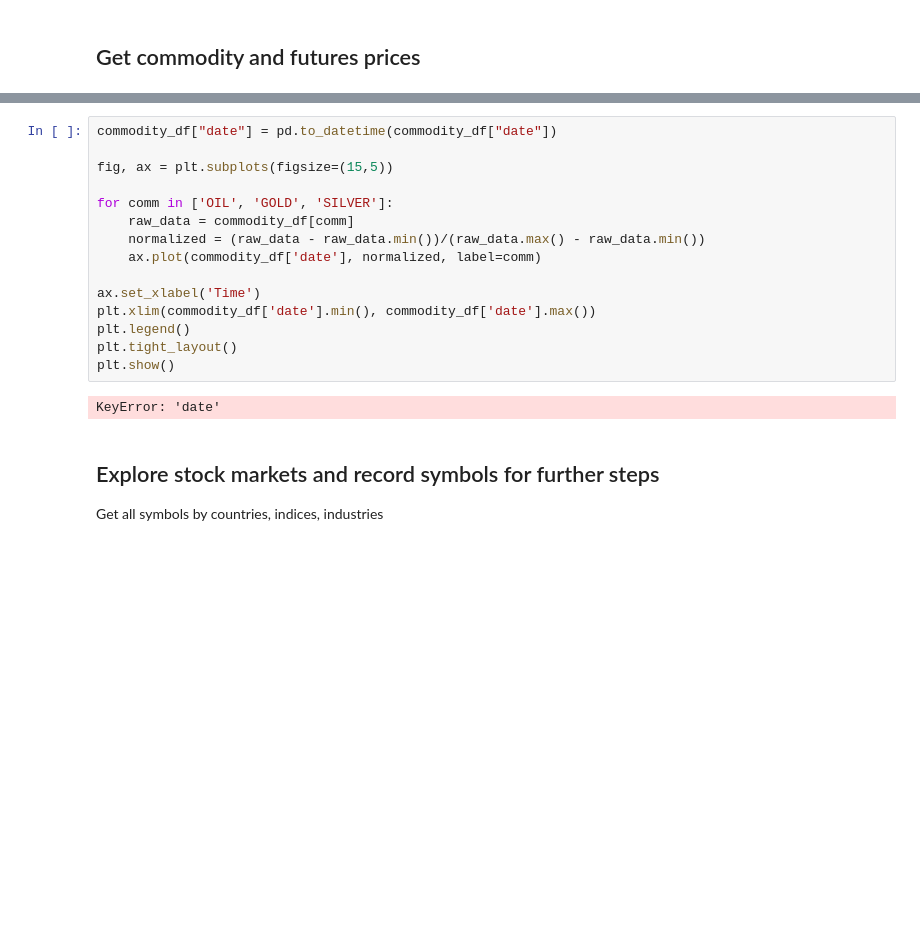
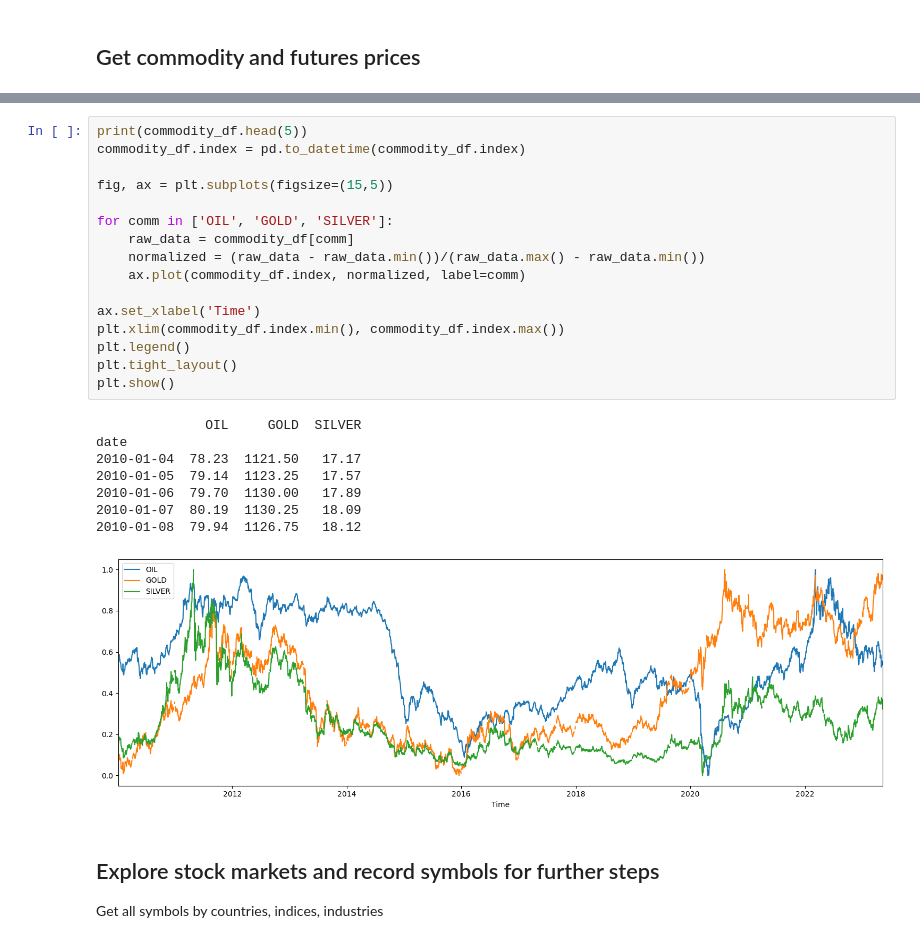
Before and after one commit to yangtx2009/finance, a Jupyter notebook: international_stock_market_visualization.ipynb, the cells around one changed output, grey strips where cells are left out. Drawn from its saved outputs; the diff is of its cells as text; blank space fills up the shorter version.

Commit message:
fix bugs in renaming index

```diff
--- a/international_stock_market_visualization.ipynb
+++ b/international_stock_market_visualization.ipynb
@@ -168,20 +174,28 @@ IndexError: too many indices for array
 # %%
-commodity_df["date"] = pd.to_datetime(commodity_df["date"])
+print(commodity_df.head(5))
+commodity_df.index = pd.to_datetime(commodity_df.index)
 
 fig, ax = plt.subplots(figsize=(15,5))
 
 for comm in ['OIL', 'GOLD', 'SILVER']:
     raw_data = commodity_df[comm]
     normalized = (raw_data - raw_data.min())/(raw_data.max() - raw_data.min())
-    ax.plot(commodity_df['date'], normalized, label=comm)
+    ax.plot(commodity_df.index, normalized, label=comm)
 
 ax.set_xlabel('Time')
-plt.xlim(commodity_df['date'].min(), commodity_df['date'].max())
+plt.xlim(commodity_df.index.min(), commodity_df.index.max())
 plt.legend()
 plt.tight_layout()
 plt.show()
 # %% [output]
-KeyError: 'date'
+              OIL     GOLD  SILVER
+date
+2010-01-04  78.23  1121.50   17.17
+2010-01-05  79.14  1123.25   17.57
+2010-01-06  79.70  1130.00   17.89
+2010-01-07  80.19  1130.25   18.09
+2010-01-08  79.94  1126.75   18.12
+[figure, added]
 # %% [markdown]
 ## Explore stock markets and record symbols for further steps
 Get all symbols by countries, indices, industries
```
Also changed, not shown: parts of 1 cell of this notebook.
